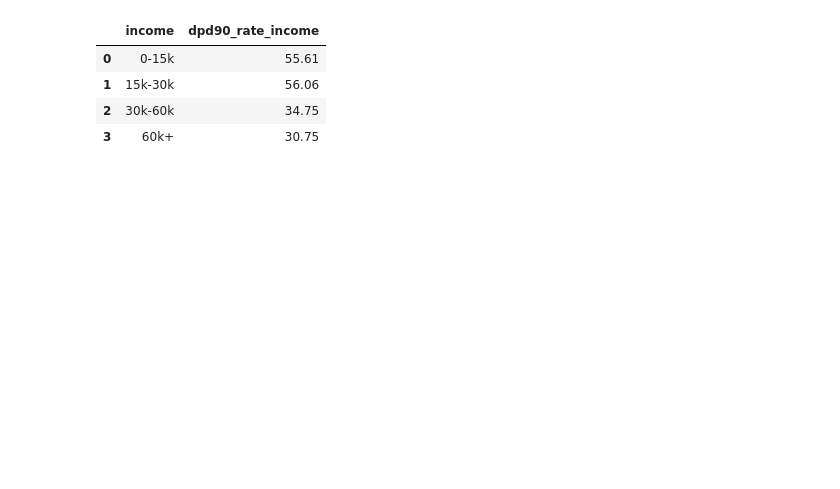
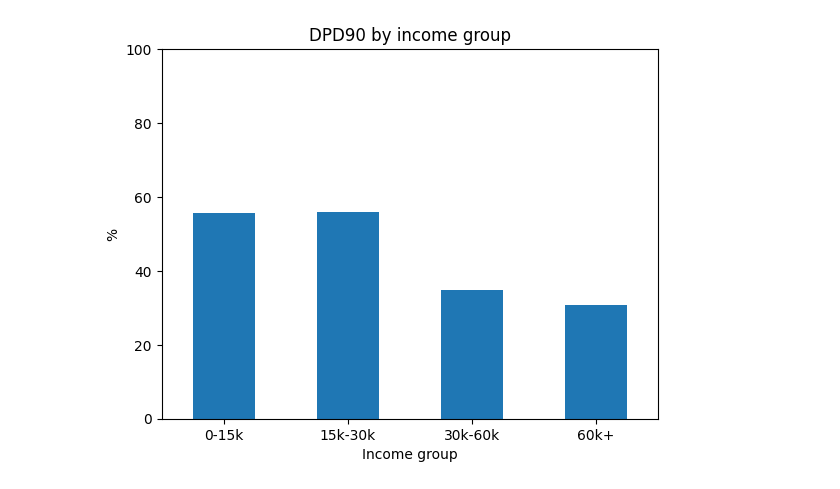
Before and after one commit to karciszuk/vbassigment, a Jupyter notebook: notebooks/payment.ipynb, the cells around one changed output. Drawn from its saved outputs; the diff is of its cells as text; code cells hidden in the pictures; blank space fills up the shorter version.

```diff
--- a/notebooks/payment.ipynb
+++ b/notebooks/payment.ipynb
@@ -64,16 +53,16 @@ dpd90_rates_age
 # %%
 bins = [0, 15000, 30000, 60000, float('inf')]
 labels = ['0-15k', '15k-30k', '30k-60k', '60k+']
 
-group_income = pd.cut(result_df['income'], bins=bins, labels=labels)
-dpd90_rates_income = result_df.groupby(group_income, observed=True)['dpd90'].agg(
-    dpd90_rate_income = lambda x: (x.mean() * 100).round(2)
-).reset_index()
+dpd90_rates_income = dpd90.copy().drop(columns='age')
+dpd90_rates_income['group_income'] = pd.cut(dpd90_rates_income['income'], bins=bins, labels=labels)
+dpd90_rates_income = dpd90_rates_income.groupby('group_income', observed=True).agg(
+    dpd90_rate=('dpd90', lambda x: (x.mean() * 100).round(2))
+)
 
-dpd90_rates_income
+dpd90_rates_income['dpd90_rate'].plot(kind='bar', ylim=(0, 100), title='DPD90 by income group')
+plt.xticks(rotation=0)
+plt.xlabel('Income group')
+plt.ylabel('%');
 # %% [output]
-|  | income | dpd90_rate_income |
-| 0 | 0-15k | 55.61 |
-| 1 | 15k-30k | 56.06 |
-| 2 | 30k-60k | 34.75 |
-| 3 | 60k+ | 30.75 |
+[figure, added]
```
Also changed, not shown: parts of 6 cells of this notebook, 2 other files.
